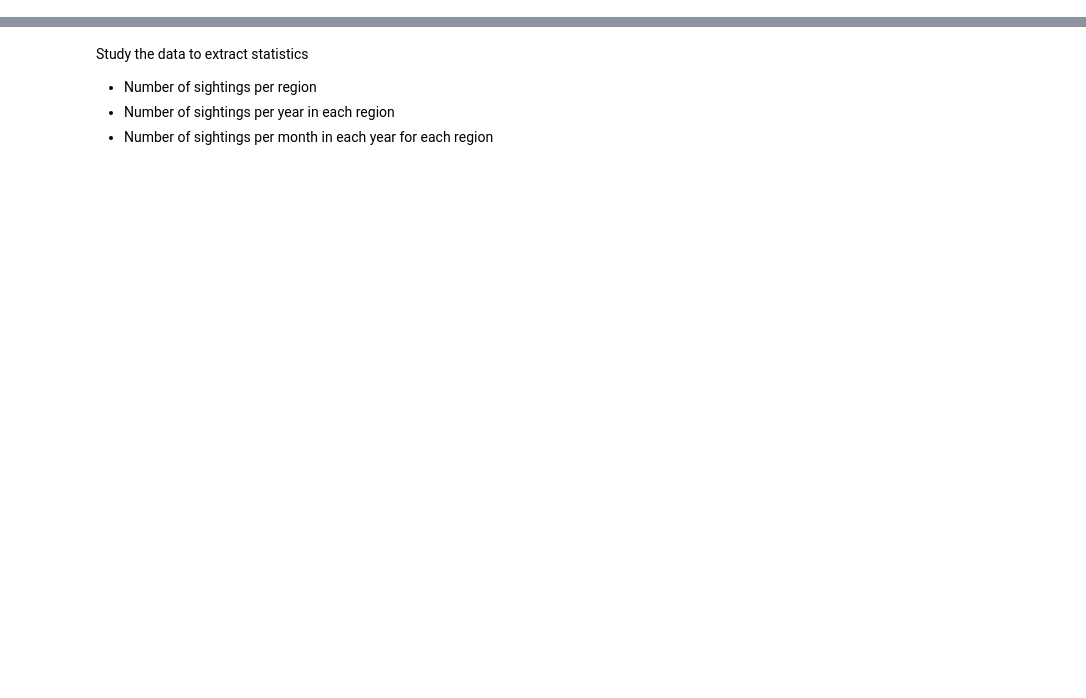
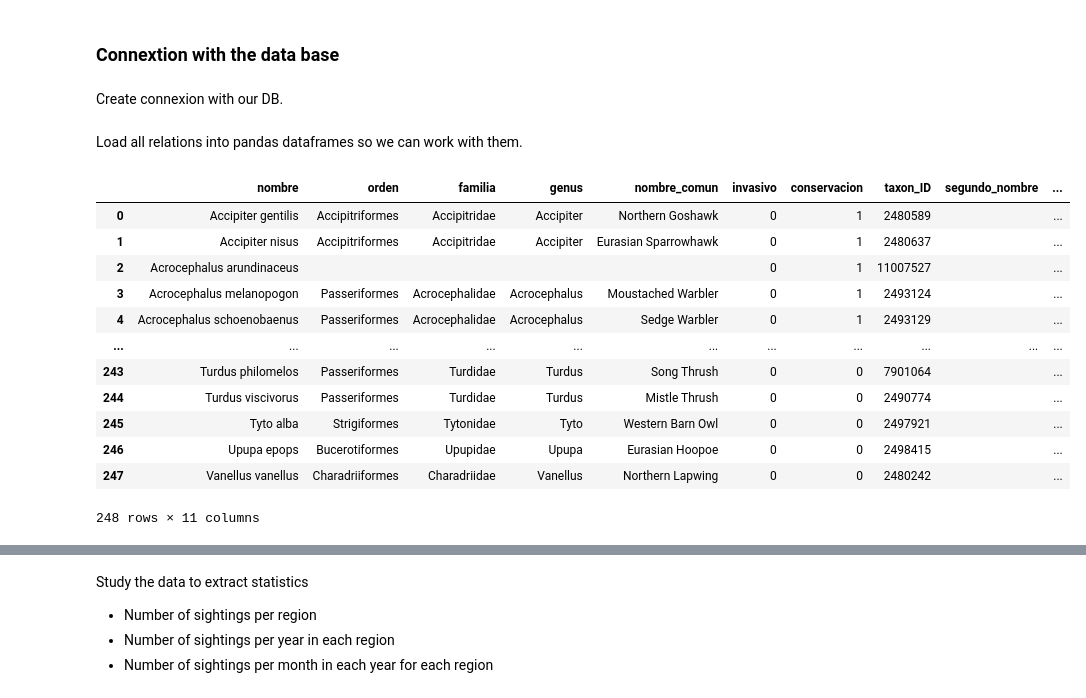
Before and after one commit to jhwan818/BD, a Jupyter notebook: projecte/dataAnalytics.ipynb, the cells around one changed output, grey strips where cells are left out. Saved outputs shown, nothing was run; the diff lists cells and outputs as text; code cells hidden in the pictures; blank space fills up the shorter version.

Commit message:
Fix csv y conexion BD
Se han arreglado los ficheros csv para hacerlos compatibles con el modelo de BD y se ha credo la conexion con esta des de data analytics.

```diff
--- a/projecte/dataAnalytics.ipynb
+++ b/projecte/dataAnalytics.ipynb
@@ -228,0 +6,29 @@ avistamiento
+# %% [markdown]
+###  Connextion with the data base
+# %% [markdown]
+Create connexion with our DB.
+# %%
+cnx = mysql.connector.connect(user='root', password='P@t020231202', database='mydb')
+cursor = cnx.cursor()
+# %% [markdown]
+Load all relations into pandas dataframes so we can work with them.
+# %%
+query = "SELECT * from especie"
+
+especie = pd.read_sql_query(query,cnx)
+
+especie
+# %% [output]
+|  | nombre | orden | familia | genus | nombre_comun | invasivo | conservacion | taxon_ID | segundo_nombre | ... |
+| 0 | Accipiter gentilis | Accipitriformes | Accipitridae | Accipiter | Northern Goshawk | 0 | 1 | 2480589 |  | ... |
+| 1 | Accipiter nisus | Accipitriformes | Accipitridae | Accipiter | Eurasian Sparrowhawk | 0 | 1 | 2480637 |  | ... |
+| 2 | Acrocephalus arundinaceus |  |  |  |  | 0 | 1 | 11007527 |  | ... |
+| 3 | Acrocephalus melanopogon | Passeriformes | Acrocephalidae | Acrocephalus | Moustached Warbler | 0 | 1 | 2493124 |  | ... |
+| 4 | Acrocephalus schoenobaenus | Passeriformes | Acrocephalidae | Acrocephalus | Sedge Warbler | 0 | 1 | 2493129 |  | ... |
+| ... | ... | ... | ... | ... | ... | ... | ... | ... | ... | ... |
+| 243 | Turdus philomelos | Passeriformes | Turdidae | Turdus | Song Thrush | 0 | 0 | 7901064 |  | ... |
+| 244 | Turdus viscivorus | Passeriformes | Turdidae | Turdus | Mistle Thrush | 0 | 0 | 2490774 |  | ... |
+| 245 | Tyto alba | Strigiformes | Tytonidae | Tyto | Western Barn Owl | 0 | 0 | 2497921 |  | ... |
+| 246 | Upupa epops | Bucerotiformes | Upupidae | Upupa | Eurasian Hoopoe | 0 | 0 | 2498415 |  | ... |
+| 247 | Vanellus vanellus | Charadriiformes | Charadriidae | Vanellus | Northern Lapwing | 0 | 0 | 2480242 |  | ... |
+248 rows × 11 columns
```
Also changed, not shown: parts of 45 cells of this notebook, 2 other files.
